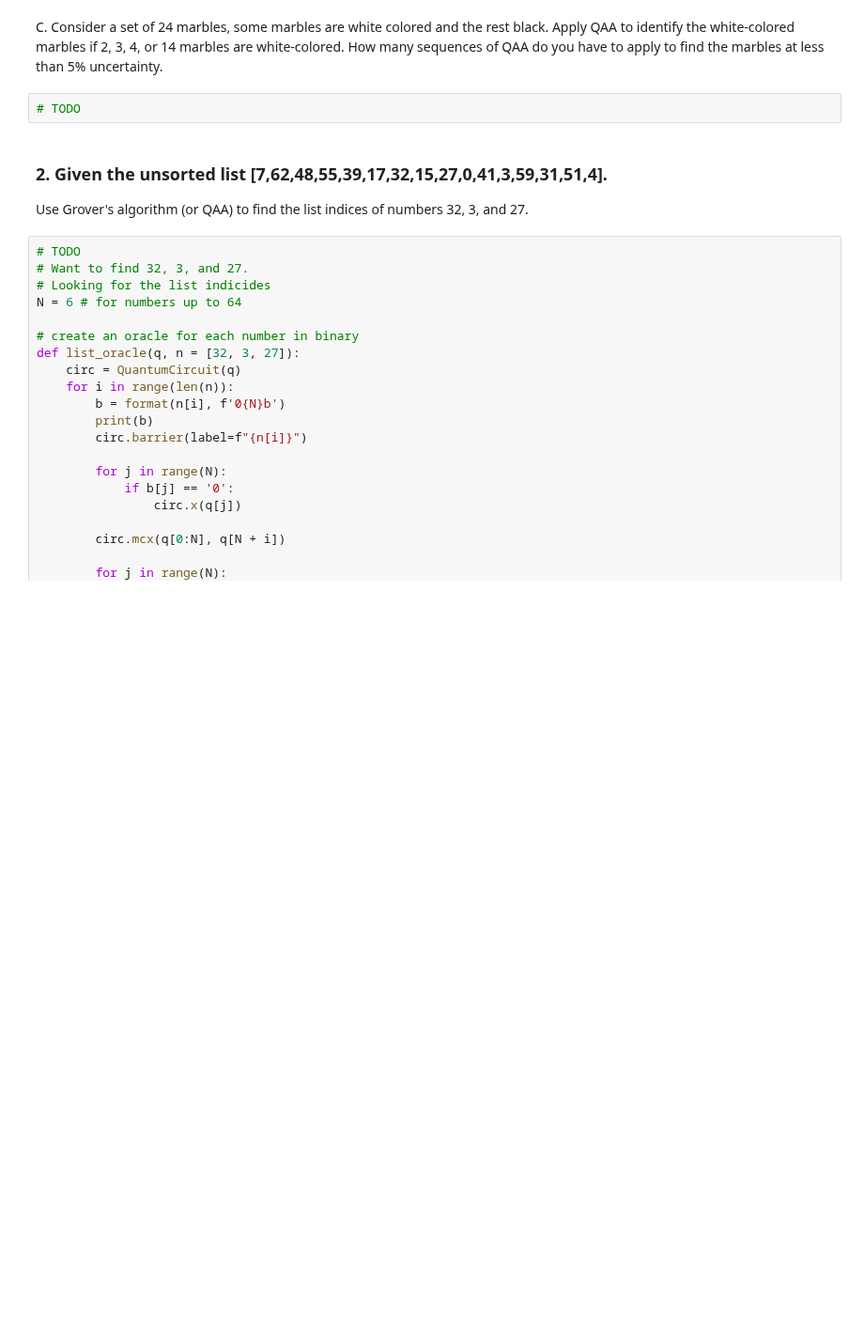
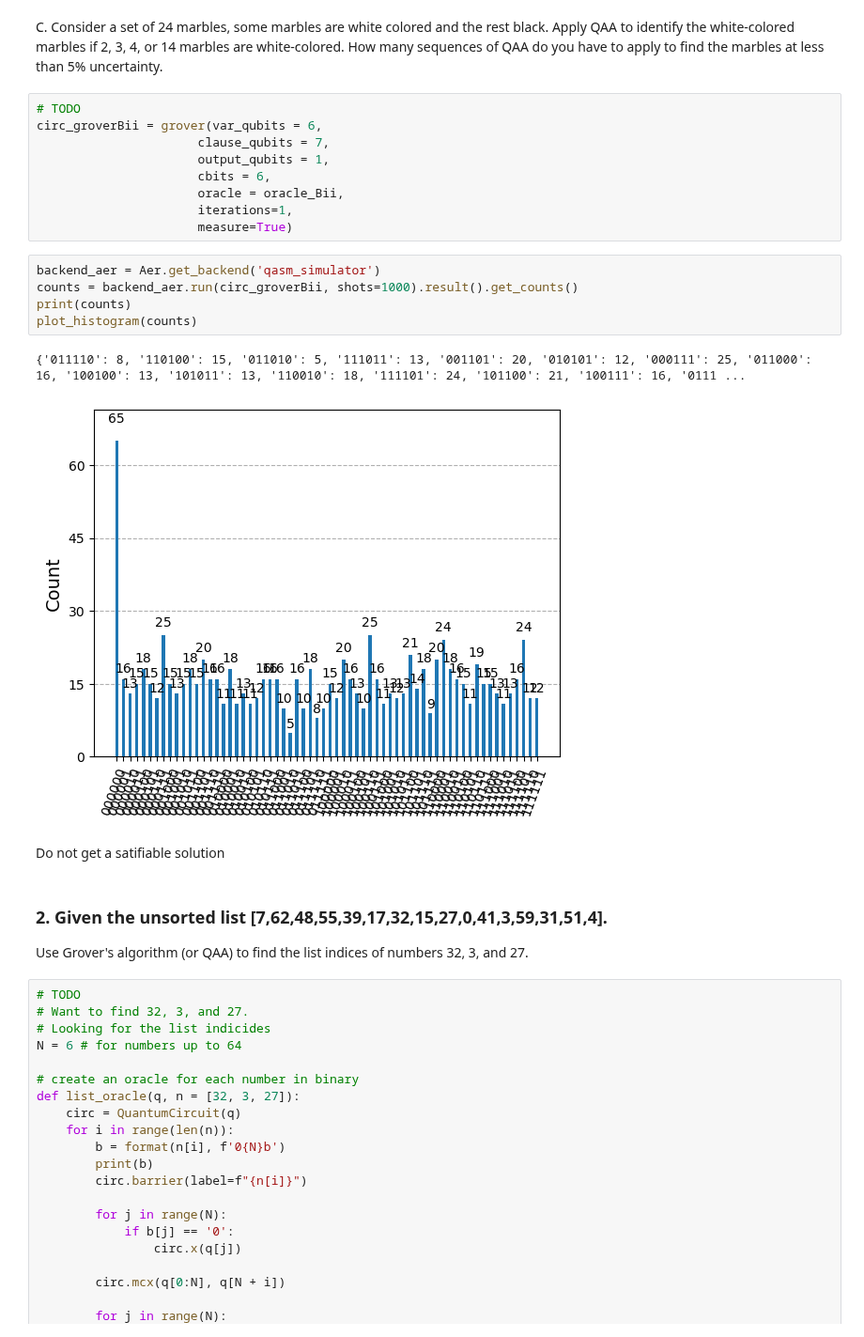
Before and after one commit to elijahkin/amsc698k, a Jupyter notebook: hw4/hw4.ipynb, the cells around one changed output. Shown at 94% size. Drawn from its saved outputs; the diff is of its cells as text; blank space fills up the shorter version.

Commit message:
Finished Bii, oddly getting a solution at 00000, which we shouldn't be, will have to recheck logic

```diff
--- a/hw4/hw4.ipynb
+++ b/hw4/hw4.ipynb
@@ -329,7 +397,24 @@ To create the scenario for ALice
 # %% [markdown]
 C. Consider a set of 24 marbles, some marbles are white colored and the rest black. Apply QAA to identify the white-colored marbles if 2, 3, 4, or 14 marbles are white-colored. How many sequences of QAA do you have to apply to find the marbles at less than 5% uncertainty.
-# %%
-# TODO
+# %%
+# TODO
+circ_groverBii = grover(var_qubits = 6,
+                      clause_qubits = 7,
+                      output_qubits = 1,
+                      cbits = 6,
+                      oracle = oracle_Bii,
+                      iterations=1,
+                      measure=True)
+# %%
+backend_aer = Aer.get_backend('qasm_simulator')
+counts = backend_aer.run(circ_groverBii, shots=1000).result().get_counts()
+print(counts)
+plot_histogram(counts)
+# %% [output]
+{'011110': 8, '110100': 15, '011010': 5, '111011': 13, '001101': 20, '010101': 12, '000111': 25, '011000': 16, '100100': 13, '101011': 13, '110010': 18, '111101': 24, '101100': 21, '100111': 16, '0111 ...
+[figure, added]
+# %% [markdown]
+Do not get a satifiable solution
 # %% [markdown]
 ### 2. Given the unsorted list [7,62,48,55,39,17,32,15,27,0,41,3,59,31,51,4].
 Use Grover's algorithm (or QAA) to find the list indices of numbers 32, 3, and 27.
```
Also changed, not shown: parts of 3 cells of this notebook.
